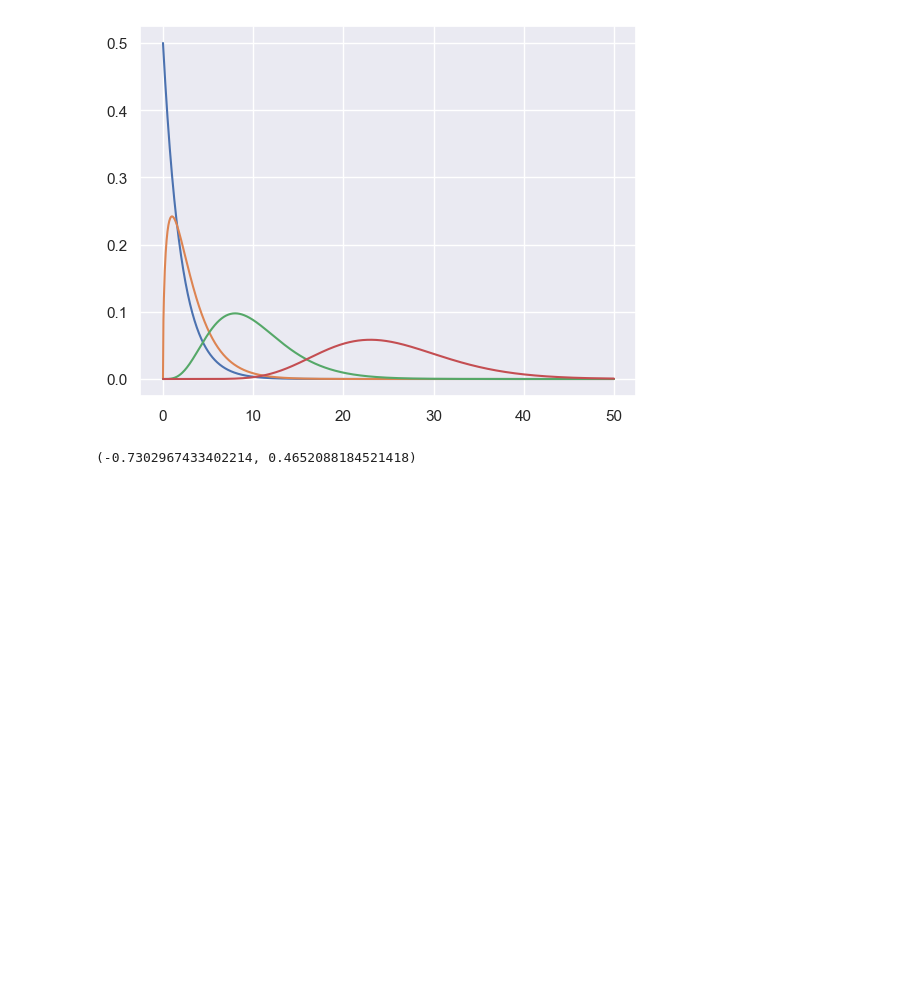
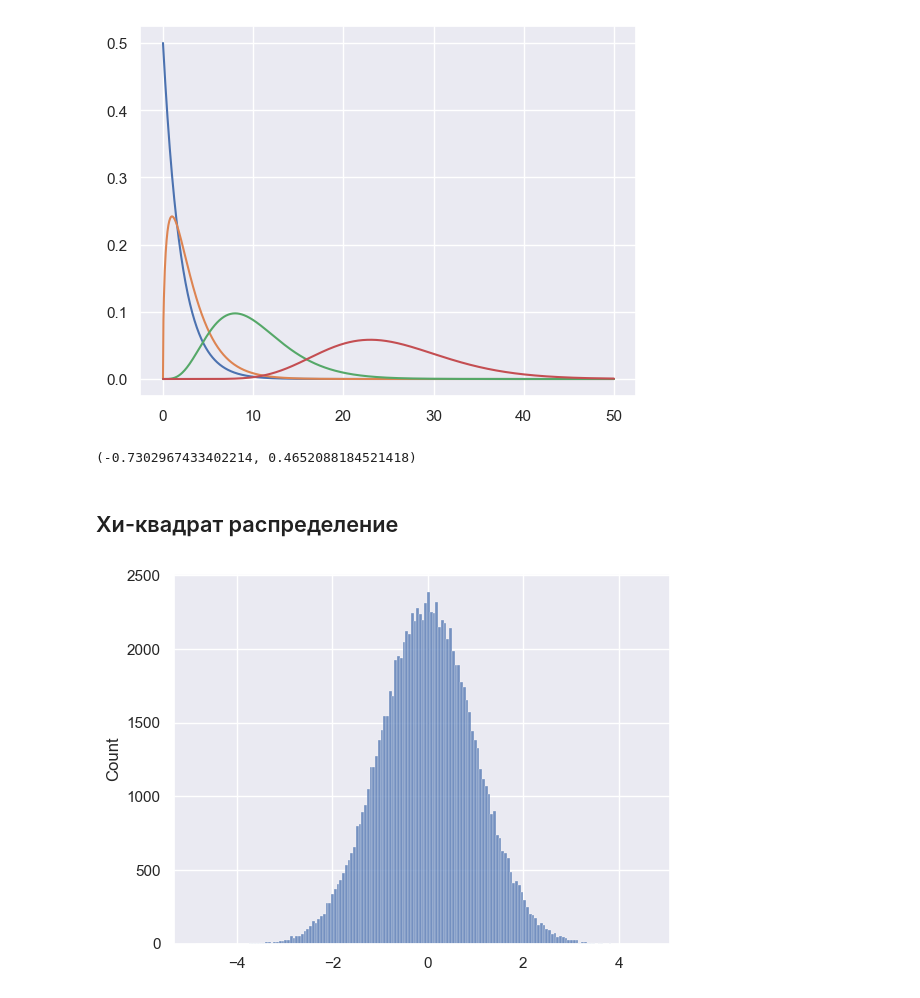
Before and after one commit to gbrs/statistical_experiments, a Jupyter notebook: Probe.ipynb, the cells around one changed output. Drawn from its saved outputs; the diff is of its cells as text; code cells hidden in the pictures; blank space fills up the shorter version.

```diff
--- a/Probe.ipynb
+++ b/Probe.ipynb
@@ -555,3 +555,11 @@ b = np.array([1, 0, 0, 1])
 proportions_ztest([a.sum(), b.sum()], [len(a), len(b)], )
 # %% [output]
 (-0.7302967433402214, 0.4652088184521418)
+# %% [markdown]
+## Хи-квадрат распределение
+# %%
+norm = sps.norm.rvs(size=100000)
+# %%
+sns.histplot(norm);
+# %% [output]
+[figure, added]
```
Also changed, not shown: parts of 4 cells of this notebook.
